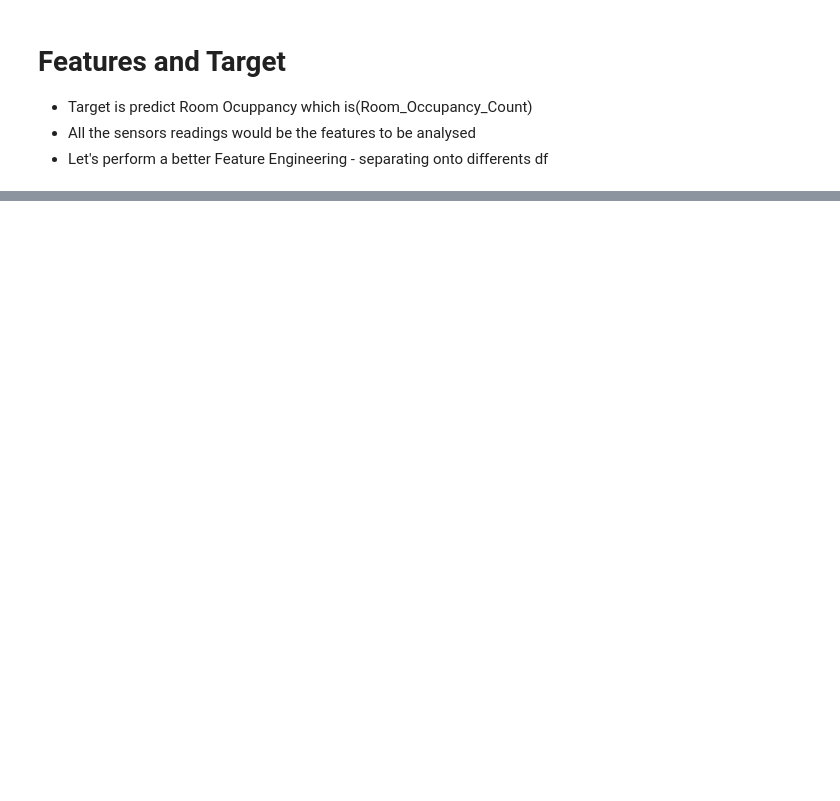
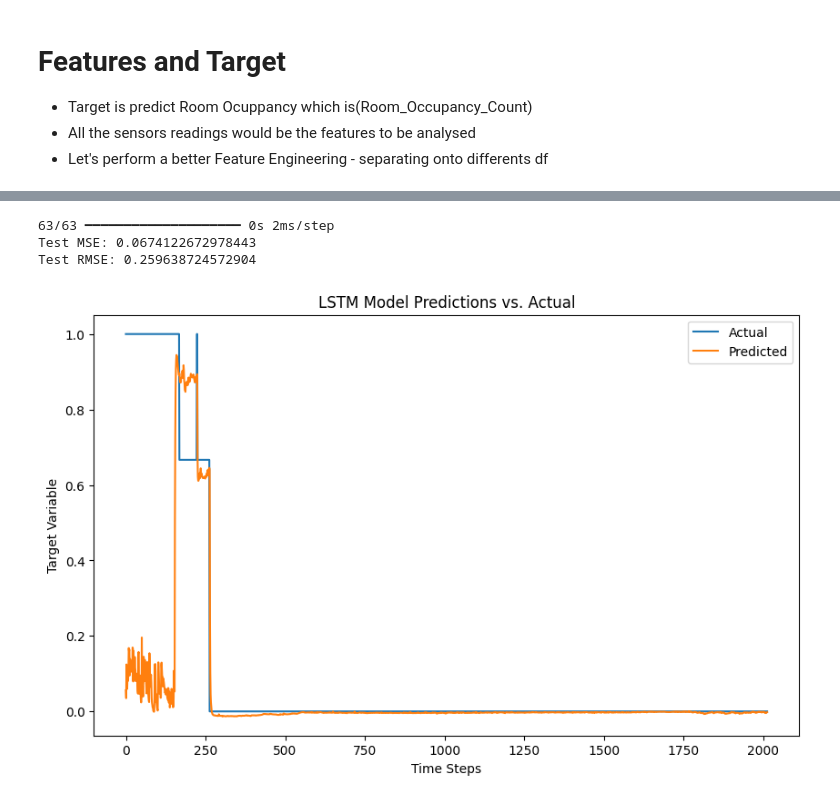
Before and after one commit to Lylkend-Albuquerque/CA1-2sem, a Jupyter notebook: CA1_2sem.ipynb, the cells around one changed output, grey strips where cells are left out. Drawn from its saved outputs; the diff is of its cells as text; code cells hidden in the pictures; blank space fills up the shorter version.

Commit message:
Add files via upload
aplying the LSTM model some adjust in the code and organization

```diff
--- a/CA1_2sem.ipynb
+++ b/CA1_2sem.ipynb
@@ -173,20 +150,13 @@ X, y = create_sequences(pandas_features_df_scaled, pandas_target_df, time_steps=
 # %%
 # Splitting time series data for LSTM models, ensuring the split preserves the sequence's temporal order
 # Determine the split point for an 80/20 train-test split
-split_point = int(len(pandas_features_df_scaled) * 0.8)
 
-# Splitting the features
-X_train = pandas_features_df_scaled.iloc[:split_point]
-X_test = pandas_features_df_scaled.iloc[split_point:]
+# Determine the split point for an 80/20 train-test split
+split_point = int(len(X) * 0.8)
 
-# Check if the target has been scaled and split accordingly
-# This checks if 'pandas_target_df_scaled' has been defined and uses it; if not, it falls back to 'pandas_target_df'
-if 'pandas_target_df_scaled' in locals():
-    y_train = pandas_target_df_scaled.iloc[:split_point]
-    y_test = pandas_target_df_scaled.iloc[split_point:]
-else:
-    y_train = pandas_target_df.iloc[:split_point]
-    y_test = pandas_target_df.iloc[split_point:]
+# Splitting the sequenced data
+X_train, X_test = X[:split_point], X[split_point:]
+y_train, y_test = y[:split_point], y[split_point:]
 # %%
 print(X_train.shape, y_train.shape, X_test.shape, y_test.shape)
 # %% [output]
@@ -210,7 +167,8 @@ plt.show()
 from tensorflow.keras.models import Sequential
 from tensorflow.keras.layers import LSTM, Dense
 
+# Define the LSTM model
 model = Sequential()
-model.add(LSTM(units=50, activation='relu', input_shape=(X.shape[1], X.shape[2])))
-model.add(Dense(1))
+model.add(LSTM(units=50, activation='relu', input_shape=(X_train.shape[1], X_train.shape[2])))
+model.add(Dense(1))  # Assuming a single continuous target variable
 model.compile(optimizer='adam', loss='mean_squared_error')
@@ -216,0 +177,2 @@ model.compile(optimizer='adam', loss='mean_squared_error')
+# %%
+history = model.fit(X_train, y_train, epochs=20, batch_size=32, validation_split=0.1, verbose=1)
@@ -216,0 +199,24 @@ model.compile(optimizer='adam', loss='mean_squared_error')
+# %%
+y_pred = model.predict(X_test)
+mse = mean_squared_error(y_test, y_pred)
+rmse = sqrt(mse)
+print(f"Test MSE: {mse}")
+print(f"Test RMSE: {rmse}")
+# %% [output]
+63/63 ━━━━━━━━━━━━━━━━━━━━ 0s 2ms/step
+Test MSE: 0.0674122672978443
+Test RMSE: 0.259638724572904
+# %%
+import matplotlib.pyplot as plt
+
+# Assuming y_test and y_pred are both in the original scale
+plt.figure(figsize=(10, 6))
+plt.plot(y_test, label='Actual')
+plt.plot(y_pred, label='Predicted')
+plt.title('LSTM Model Predictions vs. Actual')
+plt.xlabel('Time Steps')
+plt.ylabel('Target Variable')
+plt.legend()
+plt.show()
+# %% [output]
+[figure, added]
```
Also changed, not shown: parts of 28 cells of this notebook.
